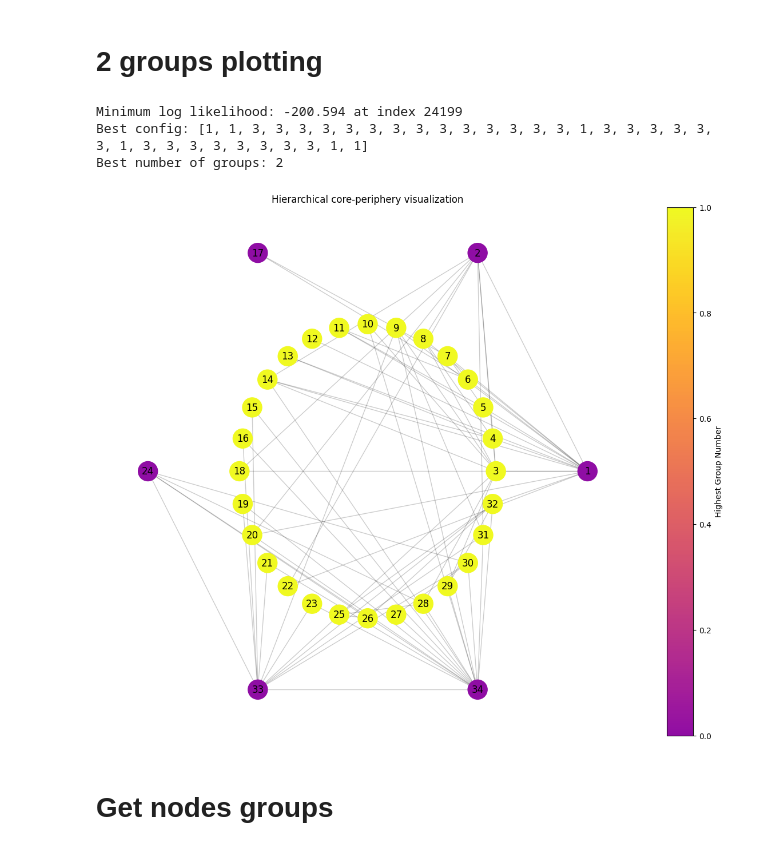
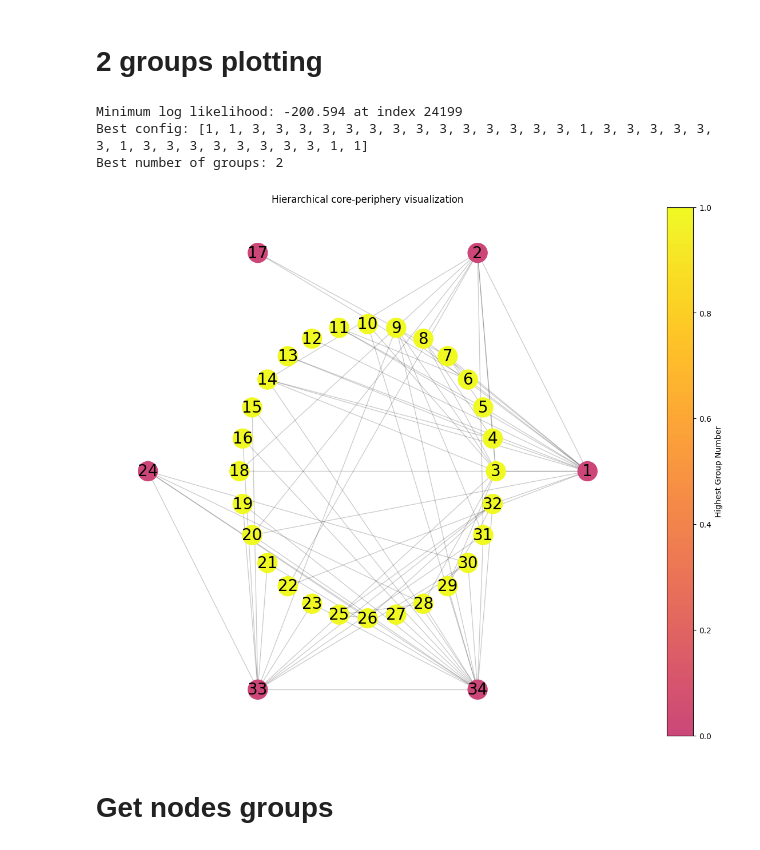
Before and after one commit to dvdbaggio/hcp, a Jupyter notebook: script.ipynb, the cells around one changed output. Drawn from its saved outputs; the diff is of its cells as text; code cells hidden in the pictures.

```diff
--- a/script.ipynb
+++ b/script.ipynb
@@ -133,41 +133,41 @@ if best_num_groups == 2:
         node_colors = [max(node_groups.get(node, [0])) if node_groups.get(node, []) else 0
                     for node in G.nodes()]
 
-        truncated_cmap = truncate_colormap(plt.cm.plasma, min_val=0.3, max_val=1.0)
+        truncated_cmap = truncate_colormap(plt.cm.plasma, min_val=0.5, max_val=1.0)
 
         nodes = nx.draw_networkx_nodes(G, pos,
                                     node_size=node_sizes,
                                     node_color=node_colors,
                                     cmap=truncated_cmap,
                                     ax=ax)
 
         nx.draw_networkx_edges(G, pos, alpha=0.2, ax=ax)
 
         # Set up colorbar
         norm = Normalize(vmin=min(node_colors), vmax=max(node_colors))
         sm = plt.cm.ScalarMappable(cmap=truncated_cmap, norm=norm)
         sm.set_array([])
         plt.colorbar(sm, ax=ax, label="Highest Group Number")
 
         labels = {node: str(node) for node in G.nodes()}
-        nx.draw_networkx_labels(G, pos, labels, font_color='black', ax=ax)
+        nx.draw_networkx_labels(G, pos, labels, font_color='black', font_size=20, ax=ax)
 
         plt.title("Hierarchical core-periphery visualization")
         plt.axis('off')
 
         return G, pos
 
     G = nx.read_gml(gml_path)
     G, pos = create_group_based_layout(G, best_config)
     plt.show()
 
 else:
     print("Cannot visualize more than 2 groups")
 # %% [output]
 Minimum log likelihood: -200.594 at index 24199
 Best config: [1, 1, 3, 3, 3, 3, 3, 3, 3, 3, 3, 3, 3, 3, 3, 3, 1, 3, 3, 3, 3, 3, 3, 1, 3, 3, 3, 3, 3, 3, 3, 3, 1, 1]
 Best number of groups: 2
-[figure, old version]
+[figure, new version]
 # %% [markdown]
 # Get nodes groups
 # %%
```
Also changed, not shown: parts of 4 cells of this notebook, 25 other files.
